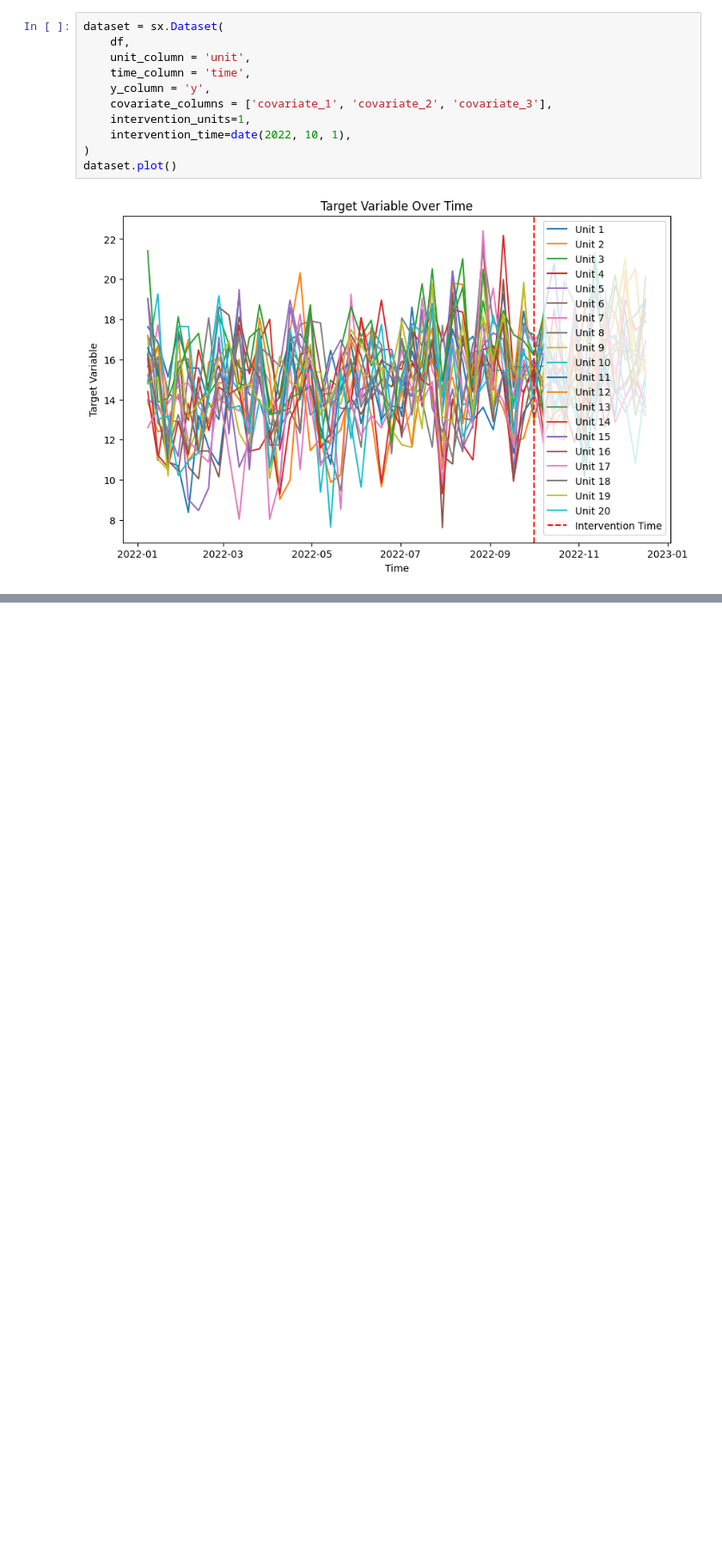
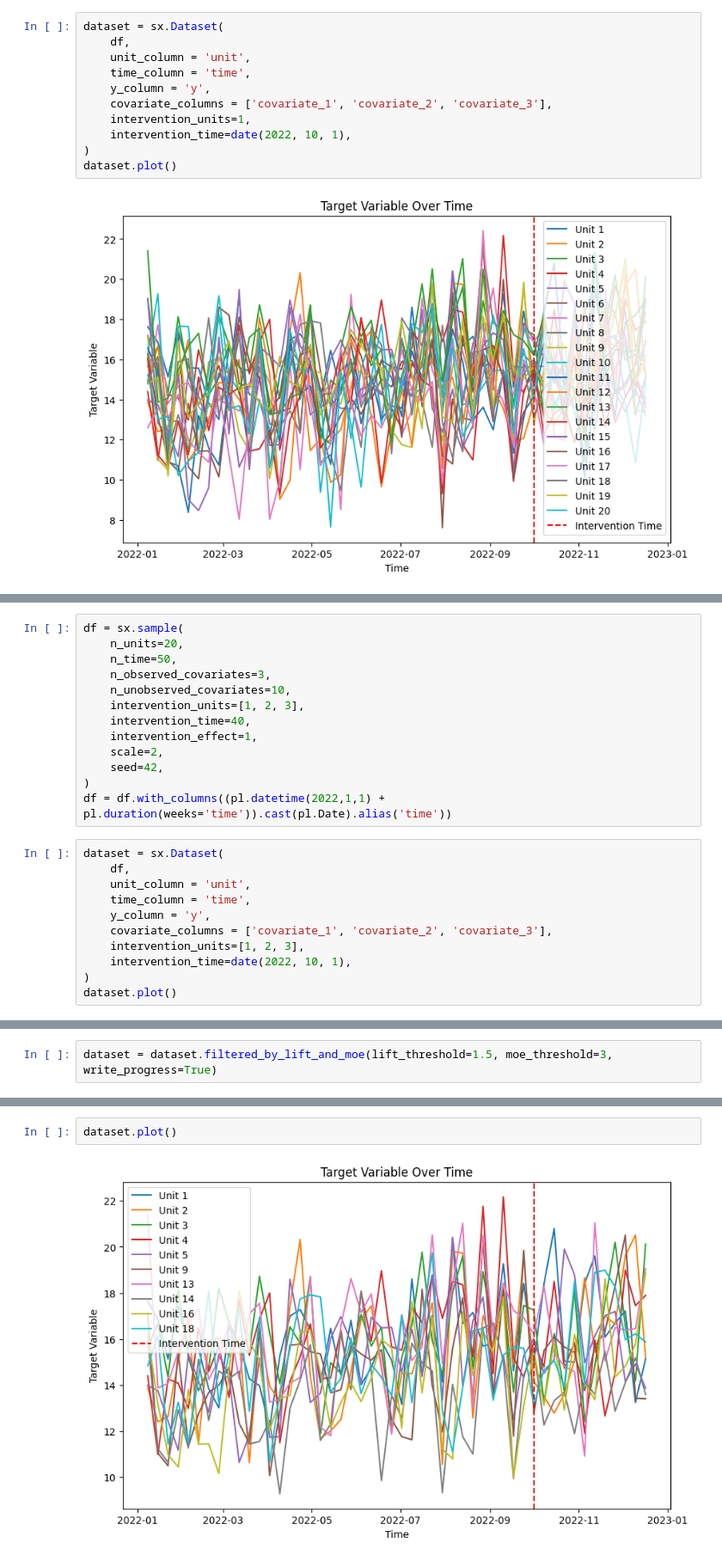
Before and after one commit to kenki931128/synthx, a Jupyter notebook: examples/0 - sample data.ipynb, the cells around one changed output, grey strips where cells are left out. Shown at 86% size. Drawn from its saved outputs; the diff is of its cells as text; blank space fills up the shorter version.

Commit message:
example: filtering method based on lift and moe

```diff
--- a/examples/0 - sample data.ipynb
+++ b/examples/0 - sample data.ipynb
@@ -82,0 +85,24 @@ dataset.plot()
+# %%
+df = sx.sample(
+    n_units=20,
+    n_time=50,
+    n_observed_covariates=3,
+    n_unobserved_covariates=10,
+    intervention_units=[1, 2, 3],
+    intervention_time=40,
+    intervention_effect=1,
+    scale=2,
+    seed=42,
+)
+df = df.with_columns((pl.datetime(2022,1,1) + pl.duration(weeks='time')).cast(pl.Date).alias('time'))
+# %%
+dataset = sx.Dataset(
+    df,
+    unit_column = 'unit',
+    time_column = 'time',
+    y_column = 'y',
+    covariate_columns = ['covariate_1', 'covariate_2', 'covariate_3'],
+    intervention_units=[1, 2, 3],
+    intervention_time=date(2022, 10, 1),
+)
+dataset.plot()
@@ -82,0 +111,2 @@ dataset.plot()
+# %%
+dataset = dataset.filtered_by_lift_and_moe(lift_threshold=1.5, moe_threshold=3, write_progress=True)
@@ -82,0 +134,4 @@ dataset.plot()
+# %%
+dataset.plot()
+# %% [output]
+[figure, added]
```
Also changed, not shown: parts of 3 cells of this notebook.
